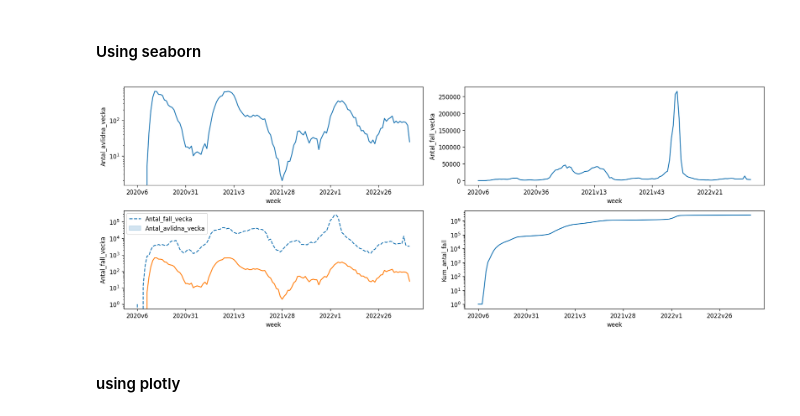
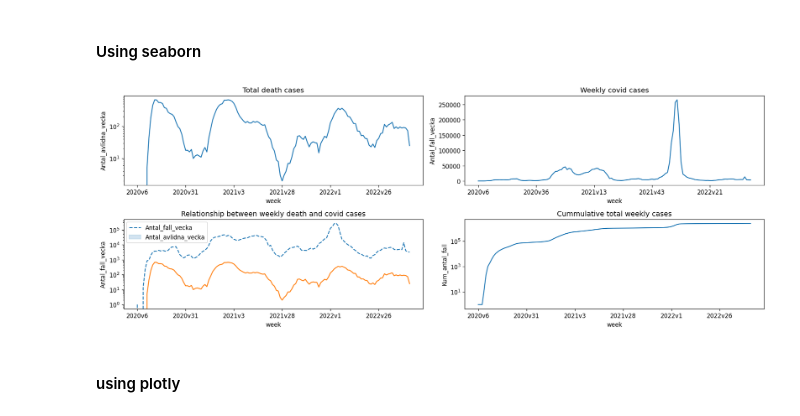
Before and after one commit to CyrilleKolle/Labb_databehandling, a Jupyter notebook: Code/exercise_1.ipynb, the cells around one changed output. Saved outputs shown, nothing was run; the diff lists cells and outputs as text; code cells hidden in the pictures.

```diff
--- a/Code/exercise_1.ipynb
+++ b/Code/exercise_1.ipynb
@@ -91,39 +75,51 @@ weekly_data_kingdom["Antal_fall_vecka"].head(20).sum()
 # %%
 import seaborn as sns
 import plotly_express as px
 import matplotlib.pyplot as plt
 import pandas as pd
 
-
+# create four axes uses matplotlib subplots
 fig, ((ax1, ax2), (ax3, ax4)) = plt.subplots(2, 2, figsize=(16, 6), dpi=120)
 
+# plotting each lineplot on each of these axes
 sns.lineplot(data=weekly_data_kingdom, x='week',
-             y='Antal_avlidna_vecka', ax=ax1)
+             y='Antal_avlidna_vecka', ax=ax1).set(title="Total death cases")
+
+# sets the locator of the major ticker
 ax1.xaxis.set_major_locator(plt.MaxNLocator(7))
 ax1.set(yscale='log')
 
-sns.lineplot(data=weekly_data_kingdom, x='week', y='Antal_fall_vecka', ax=ax2)
+sns.lineplot(data=weekly_data_kingdom, x='week', y='Antal_fall_vecka', ax=ax2).set(title="Weekly covid cases")
+
 ax2.xaxis.set_major_locator(plt.MaxNLocator(6))
+
 titles = ["Antal_avlidna_vecka", "Antal_fall_vecka",
           "Antal_avlidna_vecka", "Kum_antal_fall"]
+
 y_col = ["Antal_fall_vecka", "Antal_avlidna_vecka"]
+
 data_frame = [weekly_data_kingdom, weekly_data_kingdom,
               weekly_data_kingdom, weekly_data_kingdom]
+
 pal = ['#FF0000', '#000000']
+
 style = ['--', '-']
+
+# loop through dataframe and antal_fall_vecka and antal_avlidna_vecka on thesame axis
 for i in range(len(y_col)):
-    sns.lineplot(data=weekly_data_kingdom, x='week', y=y_col[i], ax=ax3, linestyle=style[i])
+    sns.lineplot(data=weekly_data_kingdom, x='week', y=y_col[i], ax=ax3, linestyle=style[i]).set(title="Relationship between weekly death and covid cases")
     ax3.xaxis.set_major_locator(plt.MaxNLocator(7))
     ax3.set(yscale='log')
     ax3.legend(labels=['Antal_fall_vecka','Antal_avlidna_vecka'])
 
-sns.lineplot(data=weekly_data_kingdom, x='week', y='Kum_antal_fall', ax=ax4)
+
+sns.lineplot(data=weekly_data_kingdom, x='week', y='Kum_antal_fall', ax=ax4).set(title="Cummulative total weekly cases")
 ax4.xaxis.set_major_locator(plt.MaxNLocator(7))
 ax4.set(yscale='log')
 
 fig.tight_layout()
 # %% [output]
-[figure, old version]
+[figure, new version]
 # %% [markdown]
 #### using plotly
 # %%
```
Also changed, not shown: parts of 5 cells of this notebook.
